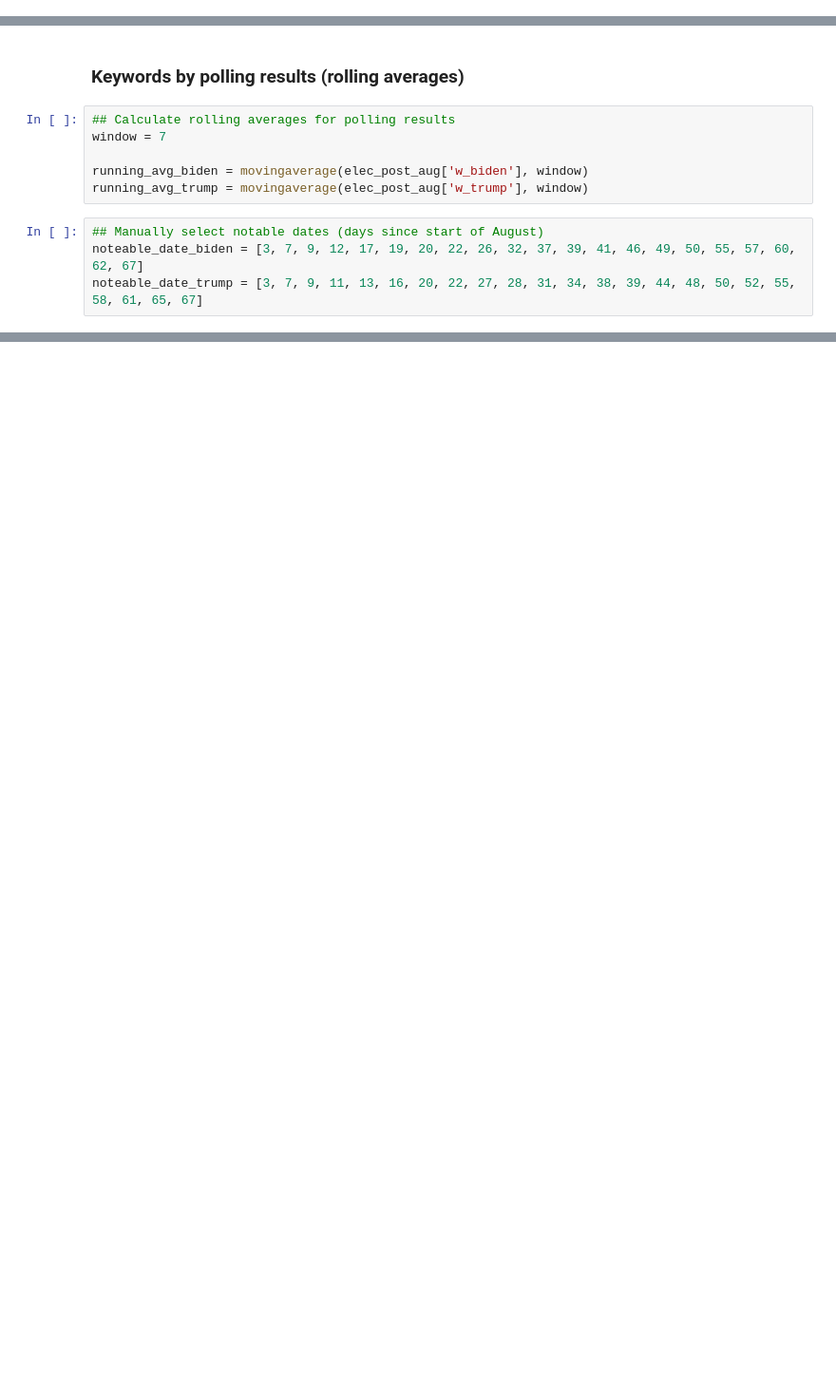
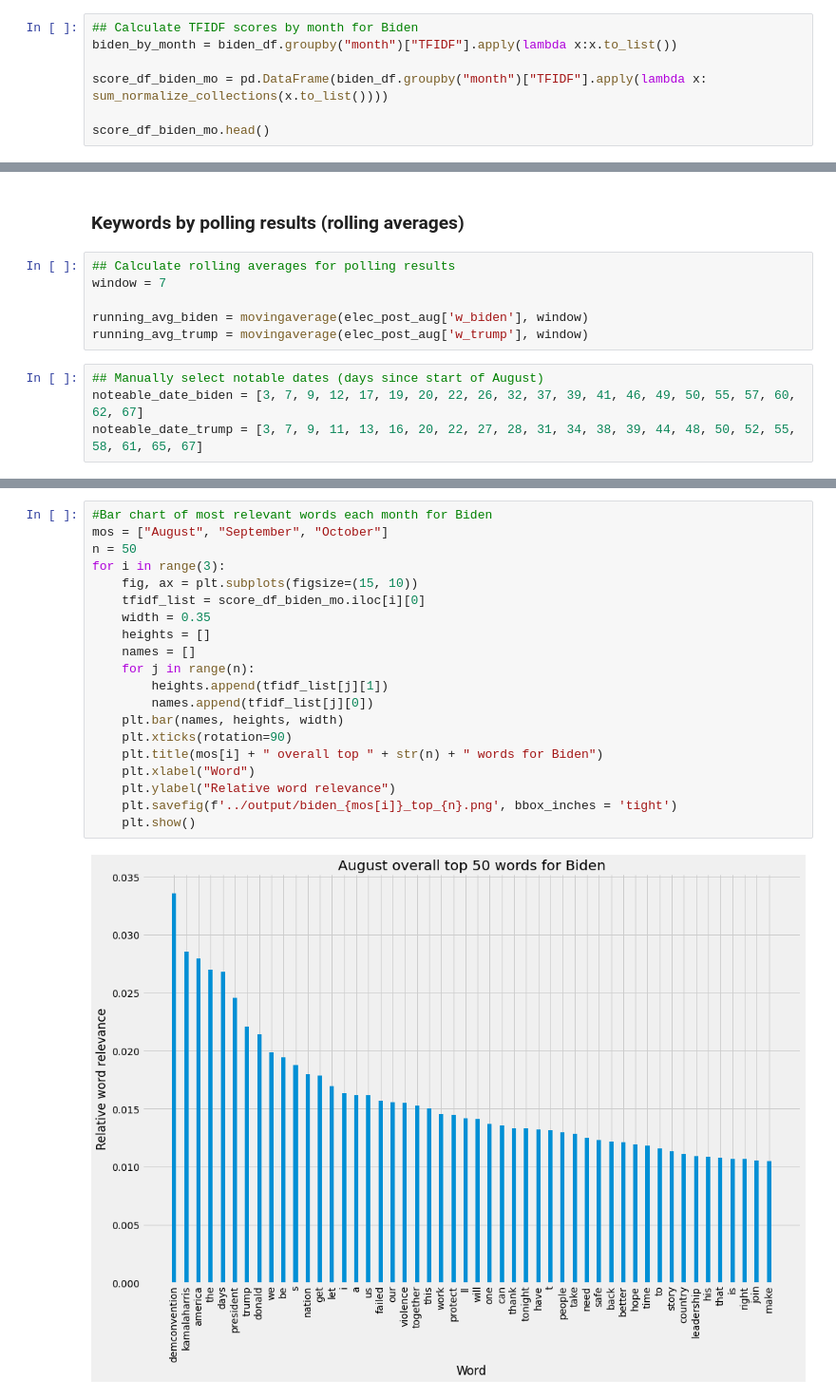
Before and after one commit to Maydit/1007-Project-2020, a Jupyter notebook: code/finalish_project.ipynb, the cells around one changed output, grey strips where cells are left out. Shown at 95% size. Drawn from its saved outputs; the diff is of its cells as text; blank space fills up the shorter version.

```diff
--- a/code/finalish_project.ipynb
+++ b/code/finalish_project.ipynb
@@ -261 +261,8 @@ score_df_biden.head()
 | 2020-08-15 | [(know, 0.08638426297938186), (ka... |
+# %%
+## Calculate TFIDF scores by month for Biden
+biden_by_month = biden_df.groupby("month")["TFIDF"].apply(lambda x:x.to_list())
+
+score_df_biden_mo = pd.DataFrame(biden_df.groupby("month")["TFIDF"].apply(lambda x: sum_normalize_collections(x.to_list())))
+
+score_df_biden_mo.head()
@@ -539,0 +567,22 @@ plt.show()
+# %%
+#Bar chart of most relevant words each month for Biden
+mos = ["August", "September", "October"]
+n = 50
+for i in range(3):
+    fig, ax = plt.subplots(figsize=(15, 10))
+    tfidf_list = score_df_biden_mo.iloc[i][0]
+    width = 0.35
+    heights = []
+    names = []
+    for j in range(n):
+        heights.append(tfidf_list[j][1])
+        names.append(tfidf_list[j][0])
+    plt.bar(names, heights, width)
+    plt.xticks(rotation=90)
+    plt.title(mos[i] + " overall top " + str(n) + " words for Biden")
+    plt.xlabel("Word")
+    plt.ylabel("Relative word relevance")
+    plt.savefig(f'../output/biden_{mos[i]}_top_{n}.png', bbox_inches = 'tight')
+    plt.show()
+# %% [output]
+[figure, added]
```
Also changed, not shown: parts of 12 cells of this notebook.
